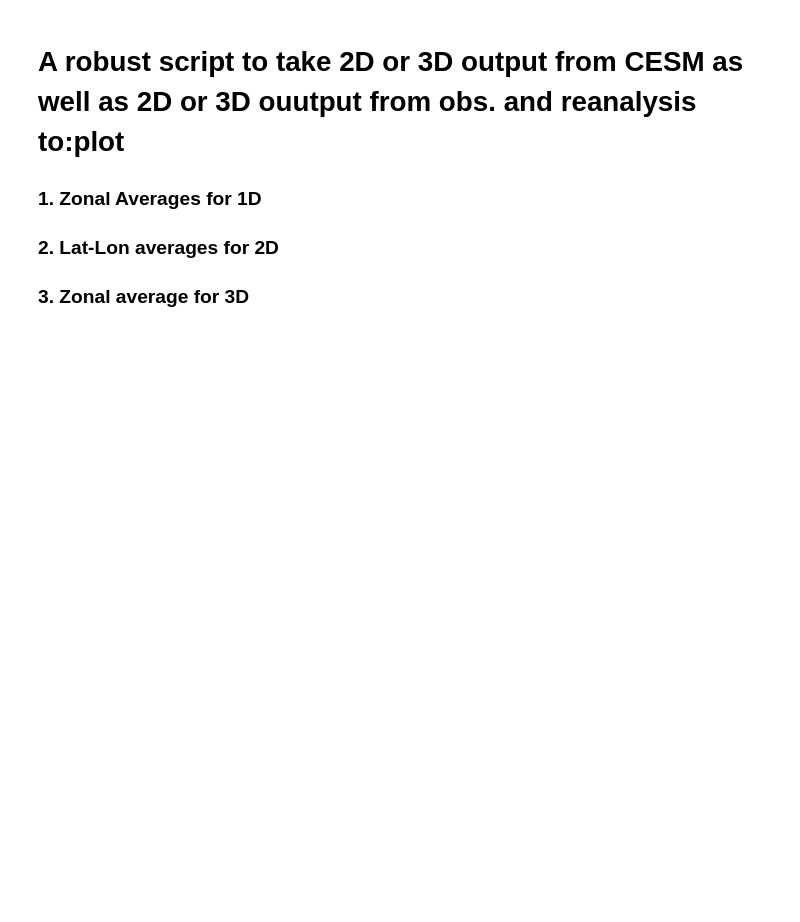
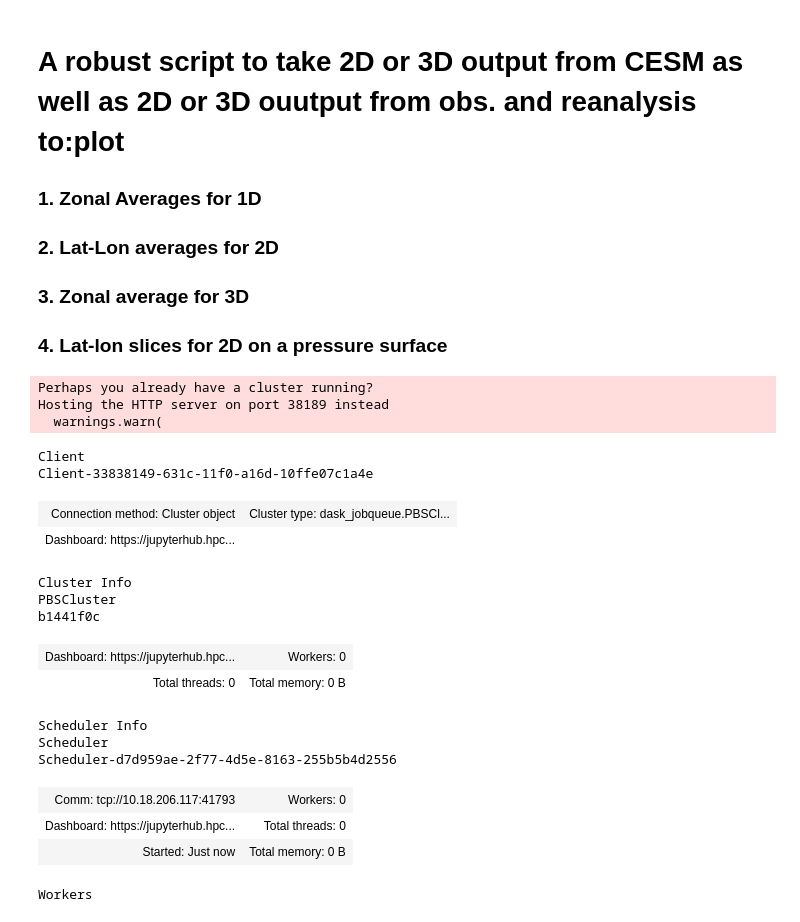
Before and after one commit to swrneale/python-scripts, a Jupyter notebook: CAM7_CESM3_dev/general_cesm_average_panels.ipynb, the cells around one changed output. Saved outputs shown, nothing was run; the diff lists cells and outputs as text; code cells hidden in the pictures; blank space fills up the shorter version.

```diff
--- a/CAM7_CESM3_dev/general_cesm_average_panels.ipynb
+++ b/CAM7_CESM3_dev/general_cesm_average_panels.ipynb
@@ -3,6 +3,7 @@
 ### 1. Zonal Averages for 1D
 ### 2. Lat-Lon averages for 2D
 ### 3. Zonal average for 3D
+### 4. Lat-lon slices for 2D on a pressure surface
 # %%
 import xarray as xr
 import matplotlib.pyplot as mp
@@ -12,5 +15,34 @@ import glob as glob
 import importlib
 import general_cesm_plot_utils as mypy_utils
+# %%
+from dask.distributed import Client
+from ncar_jobqueue import NCARCluster
+
+cluster = NCARCluster(account='P93300042',interface='mgt', job_extra_directives=[],walltime="12:00:00")
+cluster
+cluster.scale(jobs=8)
+client = Client(cluster)
+client
+# %% [output]
+Perhaps you already have a cluster running?
+Hosting the HTTP server on port 38189 instead
+  warnings.warn(
+Client
+Client-33838149-631c-11f0-a16d-10ffe07c1a4e
+| Connection method: Cluster object | Cluster type: dask_jobqueue.PBSCl... |
+| Dashboard: https://jupyterhub.hpc... |  |
+Cluster Info
+PBSCluster
+b1441f0c
+| Dashboard: https://jupyterhub.hpc... | Workers: 0 |
+| Total threads: 0 | Total memory: 0 B |
+Scheduler Info
+Scheduler
+Scheduler-d7d959ae-2f77-4d5e-8163-255b5b4d2556
+| Comm: tcp://10.18.206.117:41793 | Workers: 0 |
+| Dashboard: https://jupyterhub.hpc... | Total threads: 0 |
+| Started: Just now | Total memory: 0 B |
+Workers
 # %%
 # Replace with your actual file paths and variable name
 
```
Also changed, not shown: parts of 3 cells of this notebook, 18 other files.
